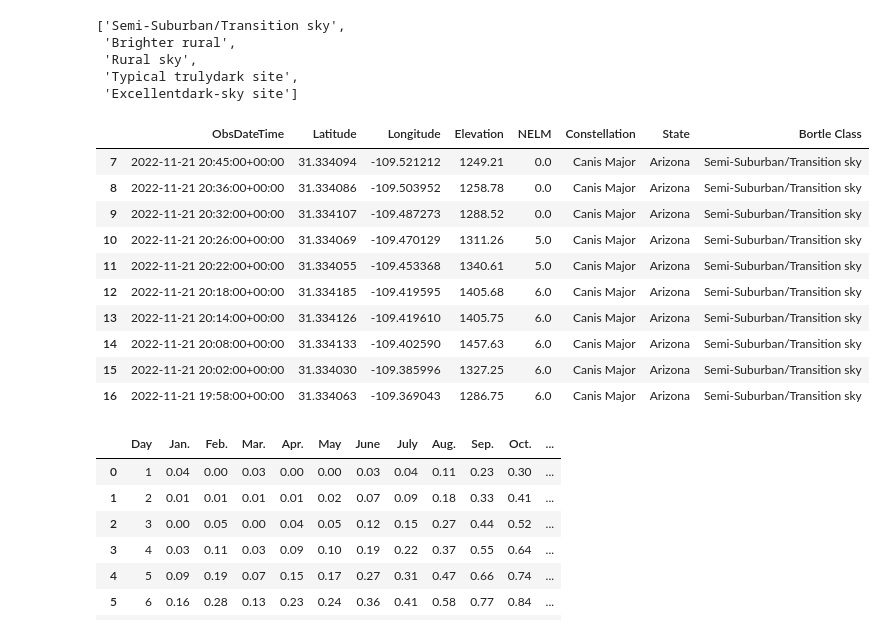
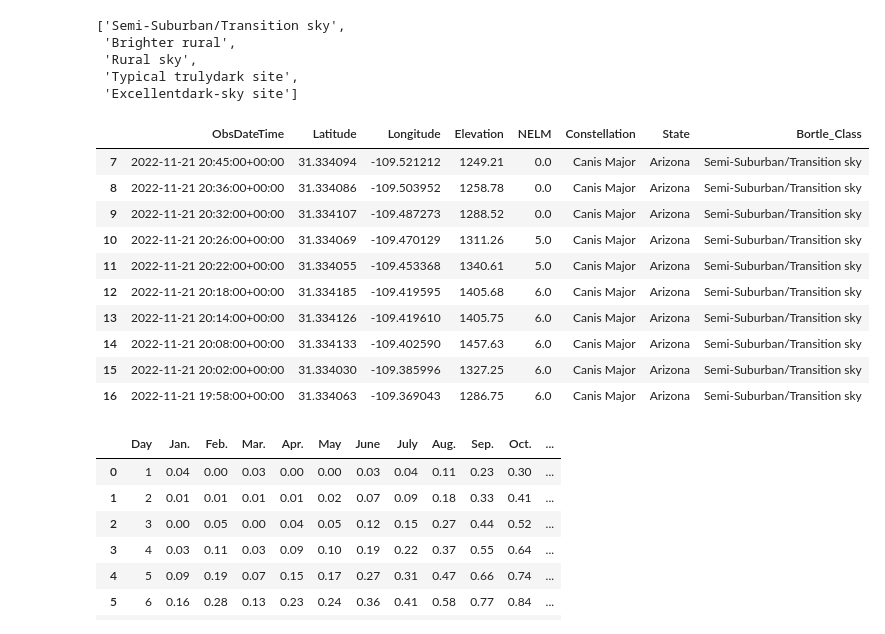
Before and after one commit to n-o-karma/Dark_Sky_Finder, a Jupyter notebook: Project3/api_data/json_cleanup&joins-Copy1.ipynb, the cells around one changed output. Cells and saved outputs as stored; diff of their text form; code cells hidden in the pictures.

```diff
--- a/Project3/api_data/json_cleanup&joins-Copy1.ipynb
+++ b/Project3/api_data/json_cleanup&joins-Copy1.ipynb
@@ -152,23 +152,23 @@ list(bortledf_clean['Title'].values)[::-1]
 # %%
 # Merging everything into one DataFrame: Bortle Scale
 # Establish the bins
 min_nelm = bortledf_clean['Min. NELM'].values.tolist()
 min_nelm.append(0)
 nelm_bins = sorted(min_nelm)
 labels = list(bortledf_clean['Title'].values)[::-1]
 min_nelm
 # Create a copy of the light pollution
 lightpol_final = lp_cleanv2.copy()
 lightpol_final.head()
 # Use `pd.cut` to categorize spending based on the bins.
-lightpol_final["Bortle Class"] = pd.cut(lightpol_final["NELM"],
+lightpol_final["Bortle_Class"] = pd.cut(lightpol_final["NELM"],
                                               nelm_bins, labels=labels,
                                               include_lowest=True)
 # Save to csv
 lightpol_final.to_csv("Resources/lightpol_final.csv", encoding='utf8', index=False)
 lightpol_final.head(10)
 # %% [output]
-|  | ObsDateTime | Latitude | Longitude | Elevation | NELM | Constellation | State | Bortle Class |
+|  | ObsDateTime | Latitude | Longitude | Elevation | NELM | Constellation | State | Bortle_Class |
 | 7 | 2022-11-21 20:45:00+00:00 | 31.334094 | -109.521212 | 1249.21 | 0.0 | Canis Major | Arizona | Semi-Suburban/Transition sky |
 | 8 | 2022-11-21 20:36:00+00:00 | 31.334086 | -109.503952 | 1258.78 | 0.0 | Canis Major | Arizona | Semi-Suburban/Transition sky |
 | 9 | 2022-11-21 20:32:00+00:00 | 31.334107 | -109.487273 | 1288.52 | 0.0 | Canis Major | Arizona | Semi-Suburban/Transition sky |
```
Also changed, not shown: 2 other files.
